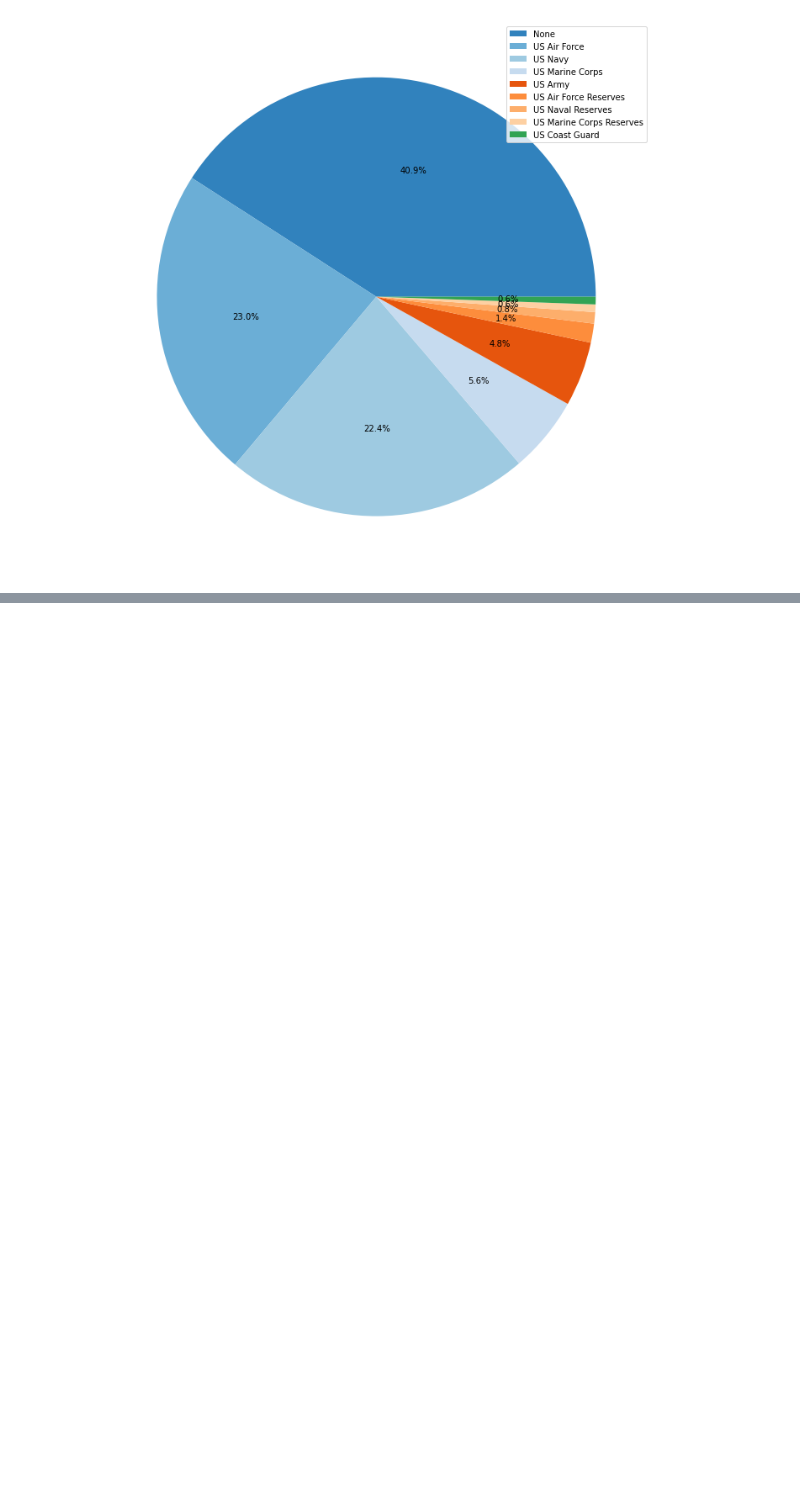
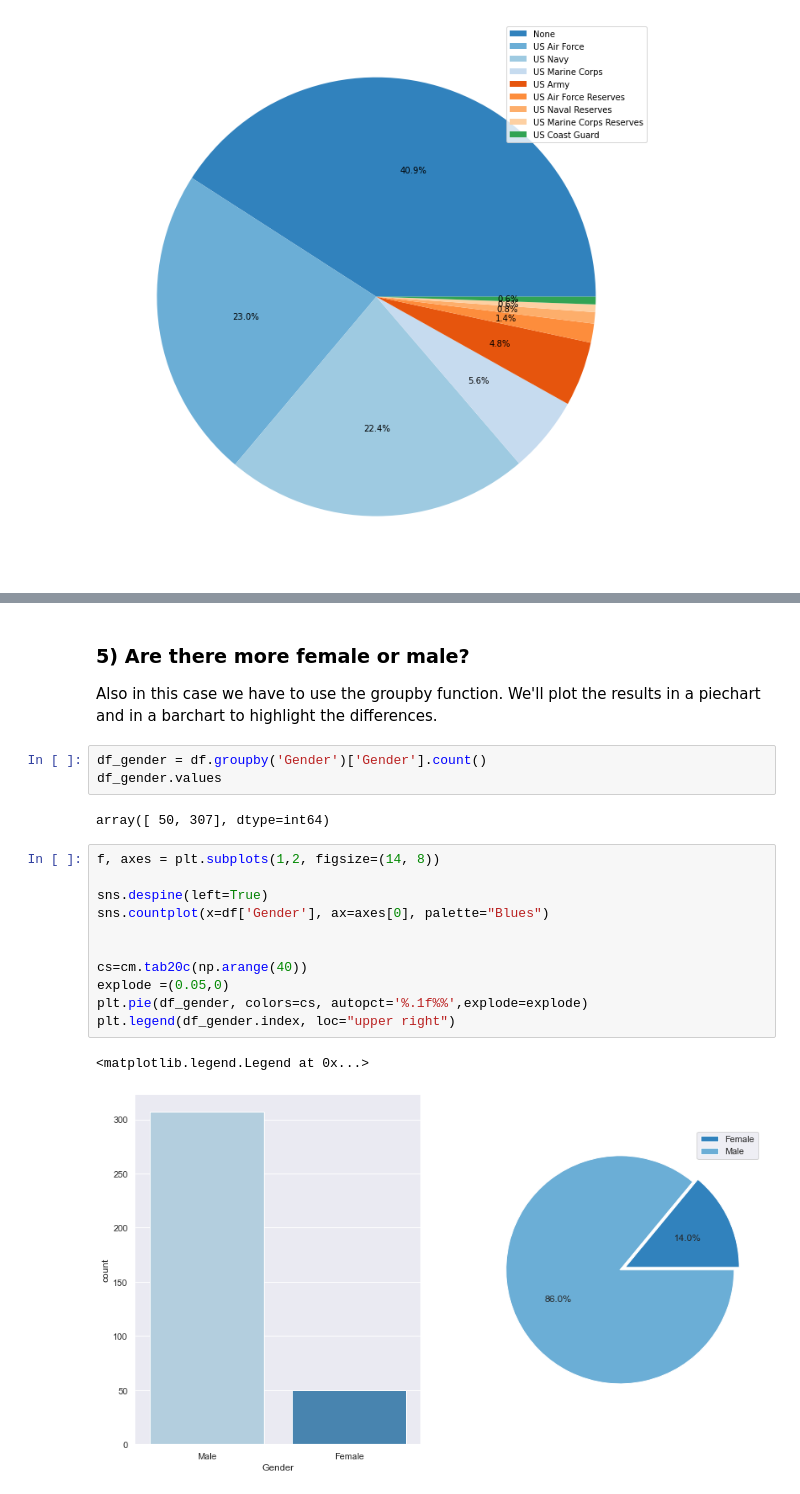
Before and after one commit to francescodisalvo05/NASAstronauts, a Jupyter notebook: NASAstronauts.ipynb, the cells around one changed output, grey strips where cells are left out. Saved outputs shown, nothing was run; the diff lists cells and outputs as text; blank space fills up the shorter version.

```diff
--- a/NASAstronauts.ipynb
+++ b/NASAstronauts.ipynb
@@ -172,0 +199,22 @@ plt.legend(df_military.index, loc="upper right")
+# %% [markdown]
+### 5) Are there more female or male?
+Also in this case we have to use the groupby function. We'll plot the results in a piechart and in a barchart to highlight the differences.
+# %%
+df_gender = df.groupby('Gender')['Gender'].count()
+df_gender.values
+# %% [output]
+array([ 50, 307], dtype=int64)
+# %%
+f, axes = plt.subplots(1,2, figsize=(14, 8))
+
+sns.despine(left=True)
+sns.countplot(x=df['Gender'], ax=axes[0], palette="Blues")
+
+
+cs=cm.tab20c(np.arange(40))
+explode =(0.05,0)
+plt.pie(df_gender, colors=cs, autopct='%.1f%%',explode=explode)
+plt.legend(df_gender.index, loc="upper right")
+# %% [output]
+<matplotlib.legend.Legend at 0x...>
+[figure, added]
```
Also changed, not shown: parts of 13 cells of this notebook.
